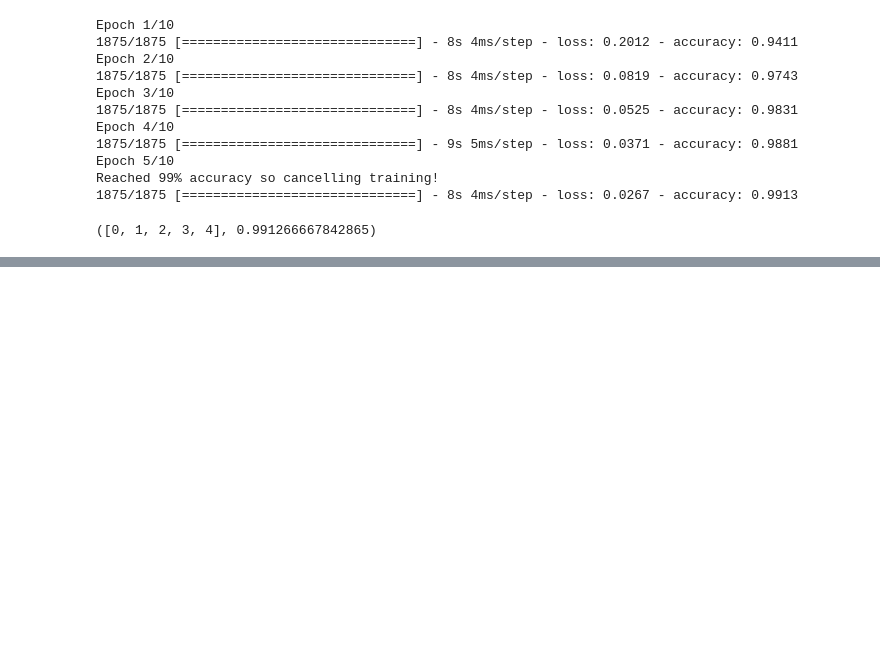
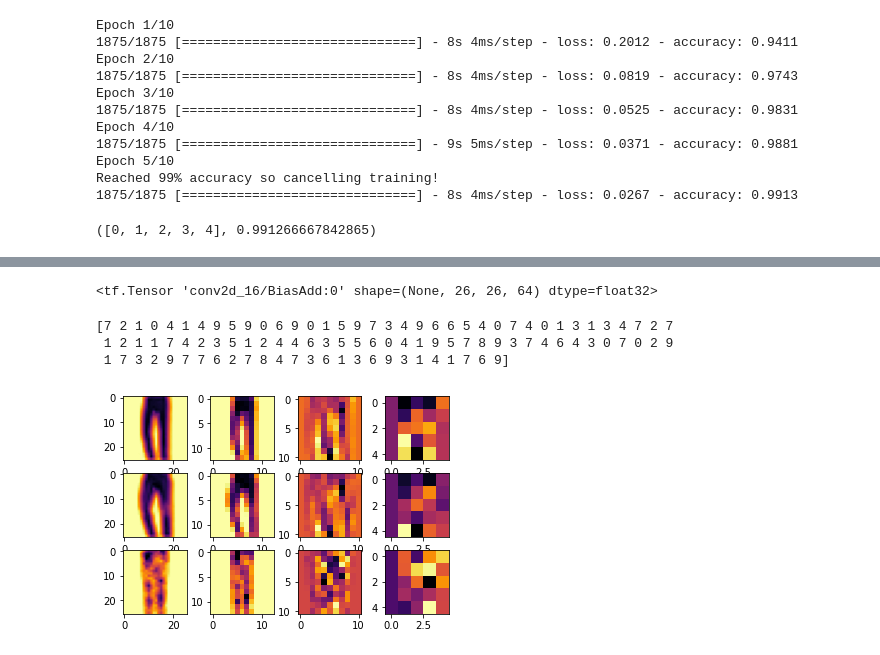
Before and after one commit to jahelsantiago/tensorflow_tutorial, a Jupyter notebook: introduction_to_tensorflow.ipynb, the cells around one changed output, grey strips where cells are left out. Cells and saved outputs as stored; diff of their text form; code cells hidden in the pictures; blank space fills up the shorter version.

Commit message:
actualizacion a conv nets

```diff
--- a/introduction_to_tensorflow.ipynb
+++ b/introduction_to_tensorflow.ipynb
@@ -201,0 +204,8 @@ Reached 99% accuracy so cancelling training!
+# %%
+mnist = k.datasets.fashion_mnist
+(x_train, y_train),(x_test, y_test) = mnist.load_data()
+x_train = x_train.reshape(60000,28,28,1) #cambiar la forma
+x_train = x_train/255 ; x_test = x_test / 255 #normalizamos
+
+x_test = x_test.reshape(10000,28,28,1)
+x_test = x_test/255
@@ -201,0 +216,12 @@ Reached 99% accuracy so cancelling training!
+# %%
+model = k.models.Sequential([
+        k.layers.Conv2D(64, (3,3),input_shape = (28,28,1)),
+        k.layers.MaxPool2D(),
+        k.layers.Conv2D(64,(3,3)),
+        k.layers.MaxPool2D(),
+        k.layers.Flatten(),
+        k.layers.Dense(128, activation= "relu"),
+        k.layers.Dense(10, activation= "softmax")
+])
+model.compile(optimizer= "adam", loss= "SparseCategoricalCrossentropy")
+model.summary()
@@ -201,0 +246,2 @@ Reached 99% accuracy so cancelling training!
+# %%
+model.fit(x_train,y_train, epochs=10)
@@ -201,0 +294,32 @@ Reached 99% accuracy so cancelling training!
+# %%
+layers[0].output
+# %% [output]
+<tf.Tensor 'conv2d_16/BiasAdd:0' shape=(None, 26, 26, 64) dtype=float32>
+# %%
+print(test_y[:100])
+# %% [output]
+[7 2 1 0 4 1 4 9 5 9 0 6 9 0 1 5 9 7 3 4 9 6 6 5 4 0 7 4 0 1 3 1 3 4 7 2 7
+ 1 2 1 1 7 4 2 3 5 1 2 4 4 6 3 5 5 6 0 4 1 9 5 7 8 9 3 7 4 6 4 3 0 7 0 2 9
+ 1 7 3 2 9 7 7 6 2 7 8 4 7 3 6 1 3 6 9 3 1 4 1 7 6 9]
+# %%
+f, axarr = plt.subplots(3,4)
+FIRST_IMAGE=2
+SECOND_IMAGE=5
+THIRD_IMAGE=-4
+CONVOLUTION_NUMBER = 3
+
+layer_outputs = [layer.output for layer in model.layers] #lista de
+activation_model = tf.keras.models.Model(inputs = model.input, outputs = layer_outputs)#creamos modelos pequeños con de 1 layer con solo las activaciones
+
+for x in range(0,4):
+  f1 = activation_model.predict(x_test[FIRST_IMAGE].reshape(1, 28, 28, 1))[x]
+  axarr[0,x].imshow(f1[0, : , :, CONVOLUTION_NUMBER], cmap='inferno')
+  axarr[0,x].grid(False)
+  f2 = activation_model.predict(x_test[SECOND_IMAGE].reshape(1, 28, 28, 1))[x]
+  axarr[1,x].imshow(f2[0, : , :, CONVOLUTION_NUMBER], cmap='inferno')
+  axarr[1,x].grid(False)
+  f3 = activation_model.predict(x_test[THIRD_IMAGE].reshape(1, 28, 28, 1))[x]
+  axarr[2,x].imshow(f3[0, : , :, CONVOLUTION_NUMBER], cmap='inferno')
+  axarr[2,x].grid(False)
+# %% [output]
+[figure, added]
```
Also changed, not shown: parts of 11 cells of this notebook.
